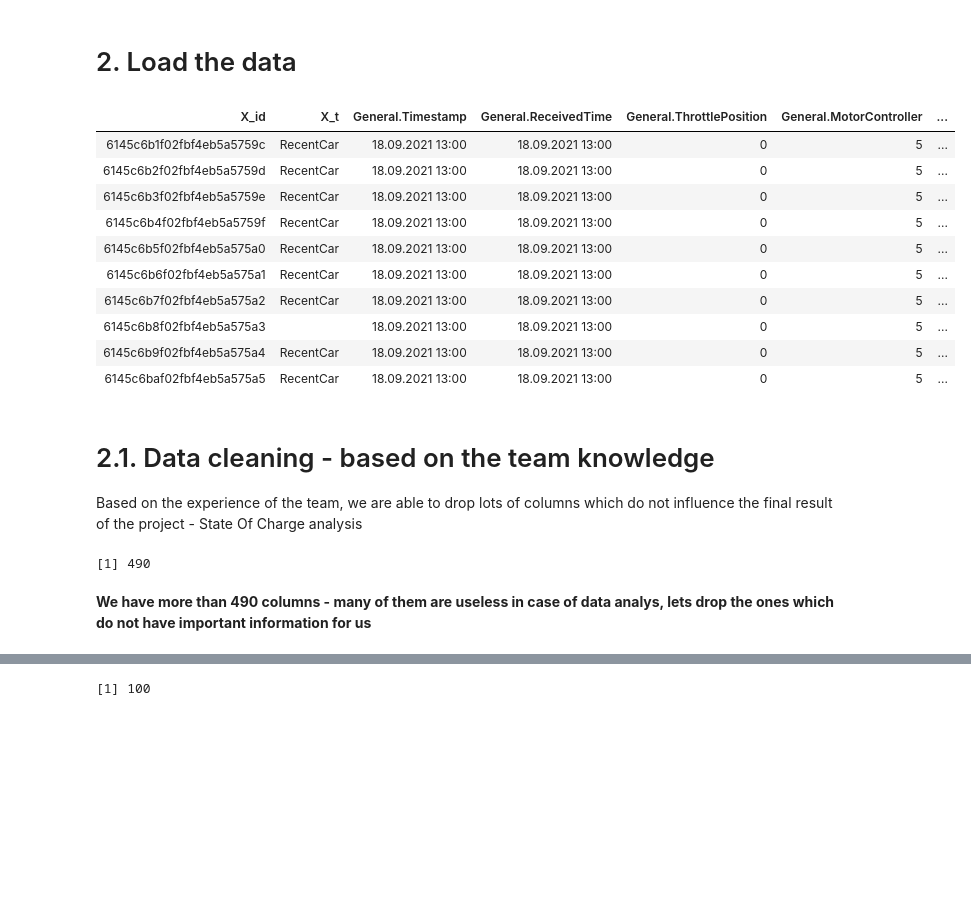
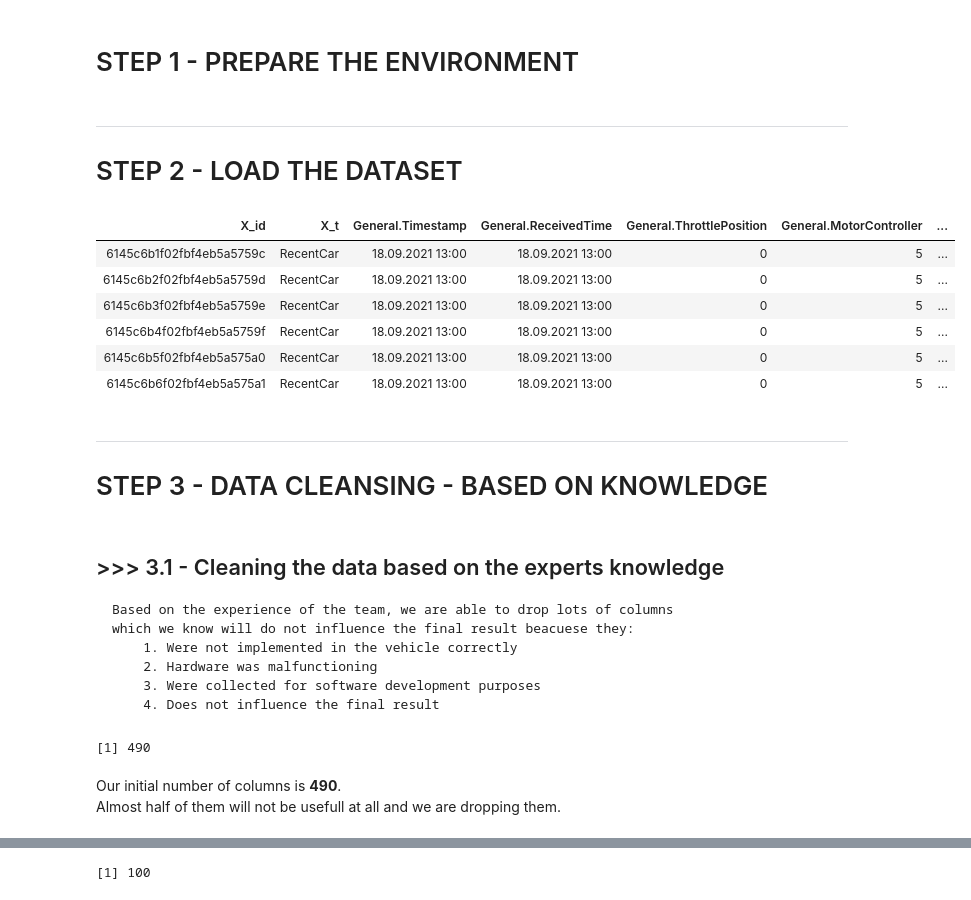
Before and after one commit to adamKuzanski/DATA_SCIENCE_PROJECT, a Jupyter notebook: EagleTwoDataAnalysis.ipynb, the cells around one changed output, grey strips where cells are left out. Cells and saved outputs as stored; diff of their text form; code cells hidden in the pictures; blank space fills up the shorter version.

```diff
--- a/EagleTwoDataAnalysis.ipynb
+++ b/EagleTwoDataAnalysis.ipynb
@@ -9,3 +4,5 @@ Issue: Li-Ion batteries do not behave linearly, as a racing team we need to know
+# %% [markdown]
+# STEP 1 - PREPARE THE ENVIRONMENT
 # %%
 # swich to english
 Sys.setenv(LANG = "en")
@@ -26,33 +23,40 @@ library('reshape2')
 library(plyr)
-# %% [markdown]
-# 2. Load the data
+# %% [markdown]
+_____________________________
+# STEP 2 - LOAD THE DATASET
 # %%
 race_2021_df <- read.csv(
     paste(WORKING_DIRECTORY, DATASET_PATH, RACE_2021, sep=''),
     header=TRUE,
     sep=';')
-head(race_2021_df, 10)
+head(race_2021_df)
 # %% [output]
 | X_id | X_t | General.Timestamp | General.ReceivedTime | General.ThrottlePosition | General.MotorController | ... |
 | 6145c6b1f02fbf4eb5a5759c | RecentCar | 18.09.2021 13:00 | 18.09.2021 13:00 | 0 | 5 | ... |
 | 6145c6b2f02fbf4eb5a5759d | RecentCar | 18.09.2021 13:00 | 18.09.2021 13:00 | 0 | 5 | ... |
 | 6145c6b3f02fbf4eb5a5759e | RecentCar | 18.09.2021 13:00 | 18.09.2021 13:00 | 0 | 5 | ... |
 | 6145c6b4f02fbf4eb5a5759f | RecentCar | 18.09.2021 13:00 | 18.09.2021 13:00 | 0 | 5 | ... |
 | 6145c6b5f02fbf4eb5a575a0 | RecentCar | 18.09.2021 13:00 | 18.09.2021 13:00 | 0 | 5 | ... |
 | 6145c6b6f02fbf4eb5a575a1 | RecentCar | 18.09.2021 13:00 | 18.09.2021 13:00 | 0 | 5 | ... |
-| 6145c6b7f02fbf4eb5a575a2 | RecentCar | 18.09.2021 13:00 | 18.09.2021 13:00 | 0 | 5 | ... |
-| 6145c6b8f02fbf4eb5a575a3 |  | 18.09.2021 13:00 | 18.09.2021 13:00 | 0 | 5 | ... |
-| 6145c6b9f02fbf4eb5a575a4 | RecentCar | 18.09.2021 13:00 | 18.09.2021 13:00 | 0 | 5 | ... |
-| 6145c6baf02fbf4eb5a575a5 | RecentCar | 18.09.2021 13:00 | 18.09.2021 13:00 | 0 | 5 | ... |
+# %% [markdown]
+___________________
+# STEP 3 - DATA CLEANSING - BASED ON KNOWLEDGE
 # %% [markdown]
-# 2.1. Data cleaning - based on the team knowledge
-Based on the experience of the team, we are able to drop lots of columns which do not influence the final result of the project - State Of Charge analysis
+## >>> 3.1 - Cleaning the data based on the experts knowledge
+
+    Based on the experience of the team, we are able to drop lots of columns
+    which we know will do not influence the final result beacuese they:
+        1. Were not implemented in the vehicle correctly
+        2. Hardware was malfunctioning
+        3. Were collected for software development purposes
+        4. Does not influence the final result
 # %%
 ncol(race_2021_df)
 # %% [output]
 [1] 490
-# %% [markdown]
-__We have more than 490 columns - many of them are useless in case of data analys, lets drop the ones which do not have important information for us__
+# %% [markdown]
+Our initial number of columns is __490__. <br>
+Almost half of them will not be usefull at all and we are dropping them.
 # %%
 names <- colnames(race_2021_df)
 cat(names, sep="\n")
```
Also changed, not shown: parts of 75 cells of this notebook, 3 other files.
